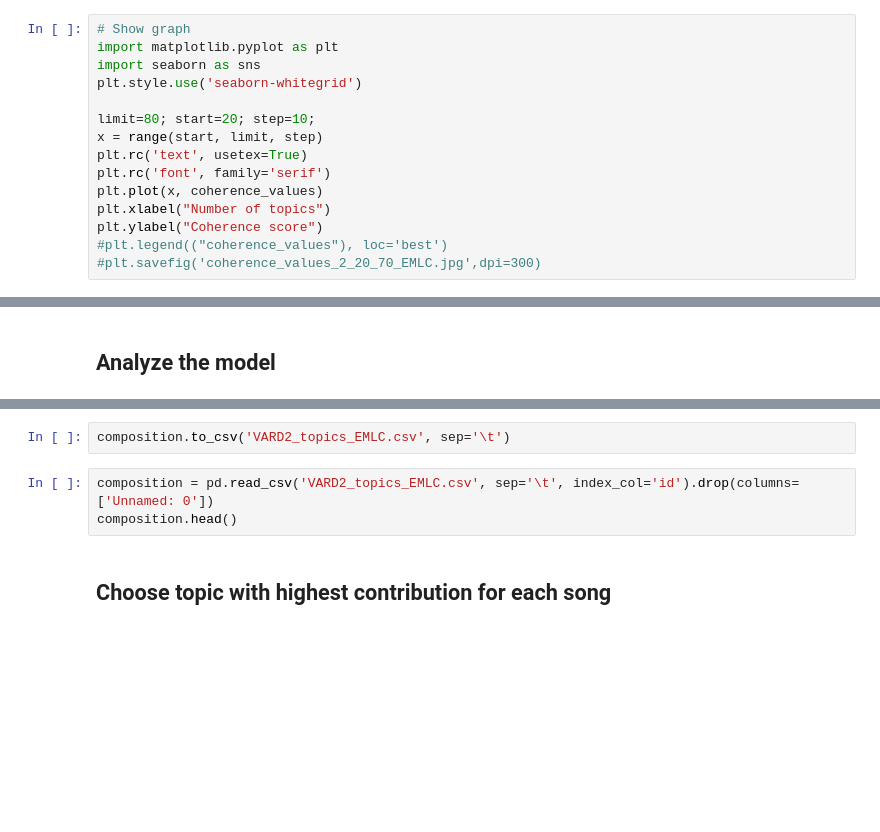
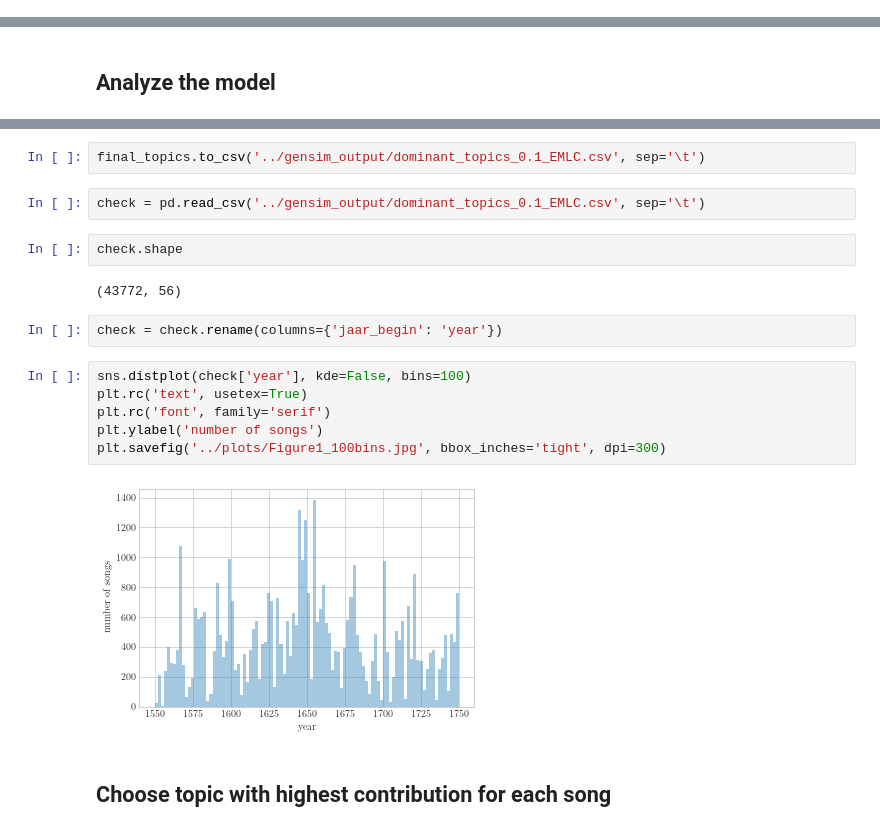
Before and after one commit to awlassche/dutch-historical-song-topics, a Jupyter notebook: notebooks/Topical Fluctuations EMLC.ipynb, the cells around one changed output, grey strips where cells are left out. Saved outputs shown, nothing was run; the diff lists cells and outputs as text; blank space fills up the shorter version.

```diff
--- a/notebooks/Topical Fluctuations EMLC.ipynb
+++ b/notebooks/Topical Fluctuations EMLC.ipynb
@@ -102,15 +238,0 @@ model_list, coherence_values = compute_coherence_values(dictionary=dictionary, c
-# %%
-# Show graph
-import matplotlib.pyplot as plt
-import seaborn as sns
-plt.style.use('seaborn-whitegrid')
-
-limit=80; start=20; step=10;
-x = range(start, limit, step)
-plt.rc('text', usetex=True)
-plt.rc('font', family='serif')
-plt.plot(x, coherence_values)
-plt.xlabel("Number of topics")
-plt.ylabel("Coherence score")
-#plt.legend(("coherence_values"), loc='best')
-#plt.savefig('coherence_values_2_20_70_EMLC.jpg',dpi=300)
@@ -160,8 +377,21 @@ composition = composition[col_names]
 # %%
-composition.to_csv('VARD2_topics_EMLC.csv', sep='\t')
+final_topics.to_csv('../gensim_output/dominant_topics_0.1_EMLC.csv', sep='\t')
-# %%
-composition = pd.read_csv('VARD2_topics_EMLC.csv', sep='\t', index_col='id').drop(columns=['Unnamed: 0'])
-composition.head()
+# %%
+check = pd.read_csv('../gensim_output/dominant_topics_0.1_EMLC.csv', sep='\t')
+# %%
+check.shape
+# %% [output]
+(43772, 56)
+# %%
+check = check.rename(columns={'jaar_begin': 'year'})
+# %%
+sns.distplot(check['year'], kde=False, bins=100)
+plt.rc('text', usetex=True)
+plt.rc('font', family='serif')
+plt.ylabel('number of songs')
+plt.savefig('../plots/Figure1_100bins.jpg', bbox_inches='tight', dpi=300)
+# %% [output]
+[figure, added]
 # %% [markdown]
 ## Choose topic with highest contribution for each song
 # %%
```
Also changed, not shown: parts of 80 cells of this notebook, 5 other files.
